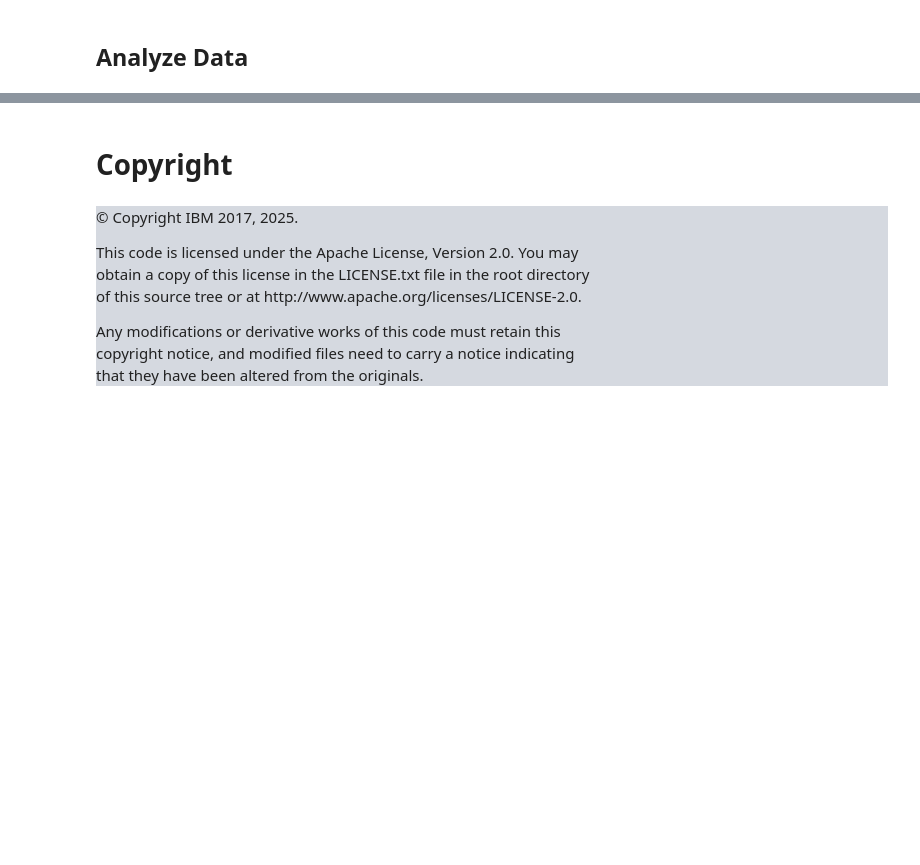
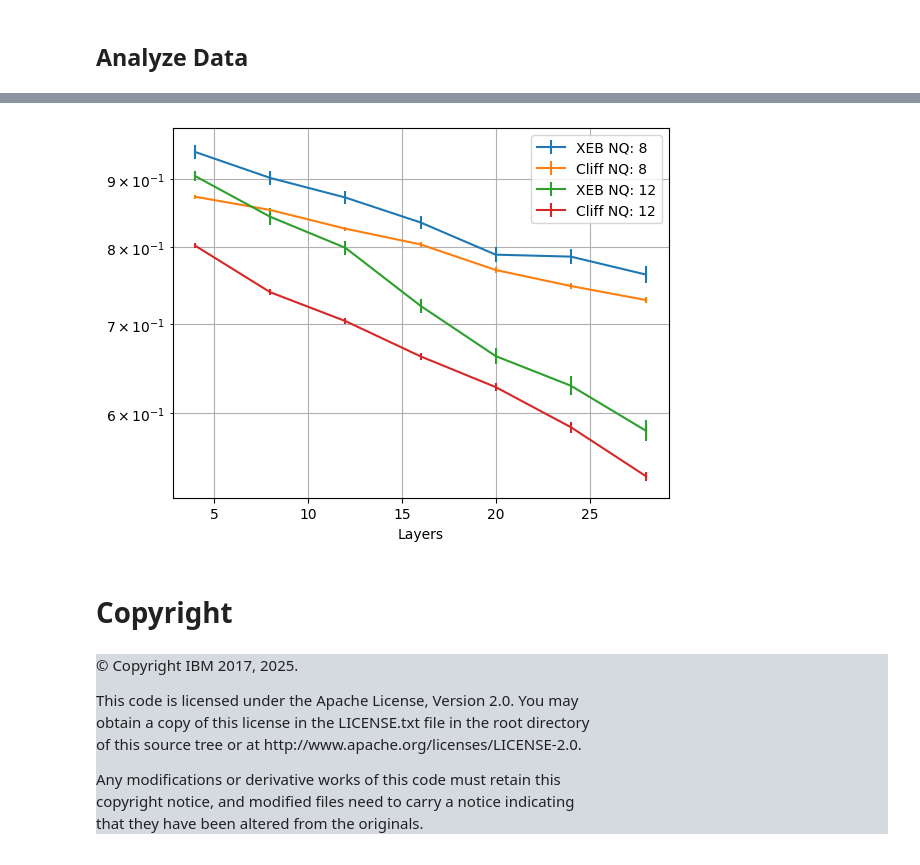
Before and after one commit to qiskit-community/qiskit-device-benchmarking, a Jupyter notebook: notebooks/clifford_xeb_lf.ipynb, the cells around one changed output, grey strips where cells are left out. Cells and saved outputs as stored; diff of their text form; code cells hidden in the pictures; blank space fills up the shorter version.

```diff
--- a/notebooks/clifford_xeb_lf.ipynb
+++ b/notebooks/clifford_xeb_lf.ipynb
@@ -91,7 +87,7 @@ NoiseModel:
 # Settings for the Clifford/XEB Run
 
 # number of qubits in the chain
-nqubits = [5, 8]
+nqubits = [8, 12]
 
 # number of layers
 nlayers = [4, 8, 12, 16, 20, 24, 28]
@@ -126,7 +122,7 @@ if analyze_xeb and nqubits[-1] > 20:
     print("Warning, analyzing XEB for more than 20 qubits will be quite slow")
 
 # save bindings
-save_bindings = True
+save_bindings = False
 file_name_root = fu.timestamp_name()
 
 if save_bindings:
@@ -417,3 +425,34 @@ plt.grid(True, which="both")
+# %%
+#plot both if both are analyzed
+
+for nqi, nq in enumerate(nqubits):
+    plt.errorbar(
+        nlayers,
+        [np.mean(xeb_data_norm[nqi][i]) for i in range(len(nlayers))],
+        [
+            np.std(xeb_data_norm[nqi][i]) / np.sqrt(haarsamples)
+            for i in range(len(nlayers))
+        ],
+        label="XEB NQ: %d" % nq,
+    )
+
+    plt.errorbar(
+        nlayers,
+        [np.mean(cliff_res_lst[nqi][i]) for i in range(len(nlayers))],
+        [
+            np.std(cliff_res_lst[nqi][i]) / np.sqrt(ncliffordizations)
+            for i in range(len(nlayers))
+        ],
+        label="Cliff NQ: %d" % nq,
+    )
+
+plt.ylabel("")
+plt.xlabel("Layers")
+plt.yscale("log")
+plt.legend()
+plt.grid(True, which="both")
+# %% [output]
+[figure, added]
 # %% [markdown]
 # Copyright
 # %%
```
Also changed, not shown: parts of 7 cells of this notebook, 4 other files.
